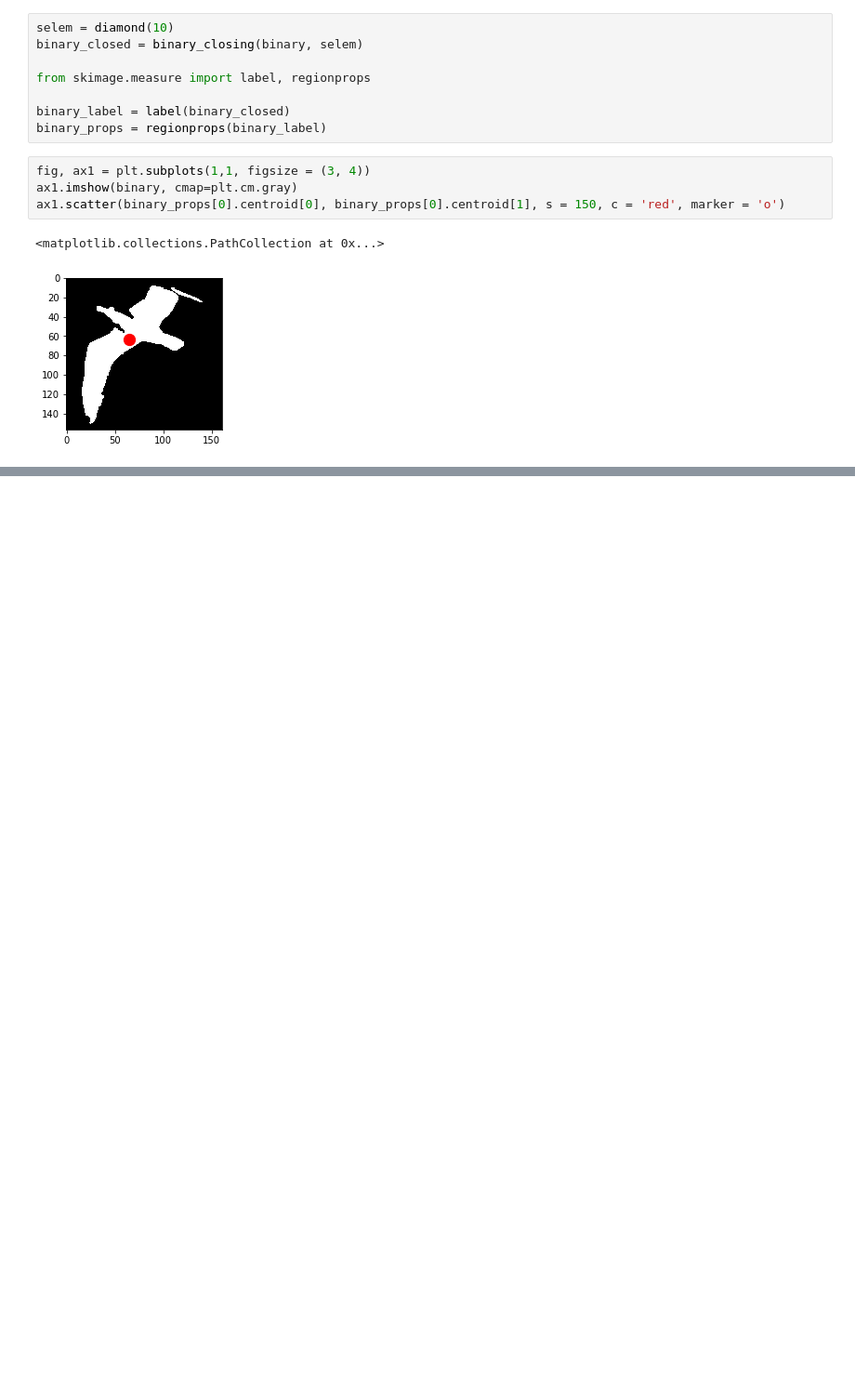
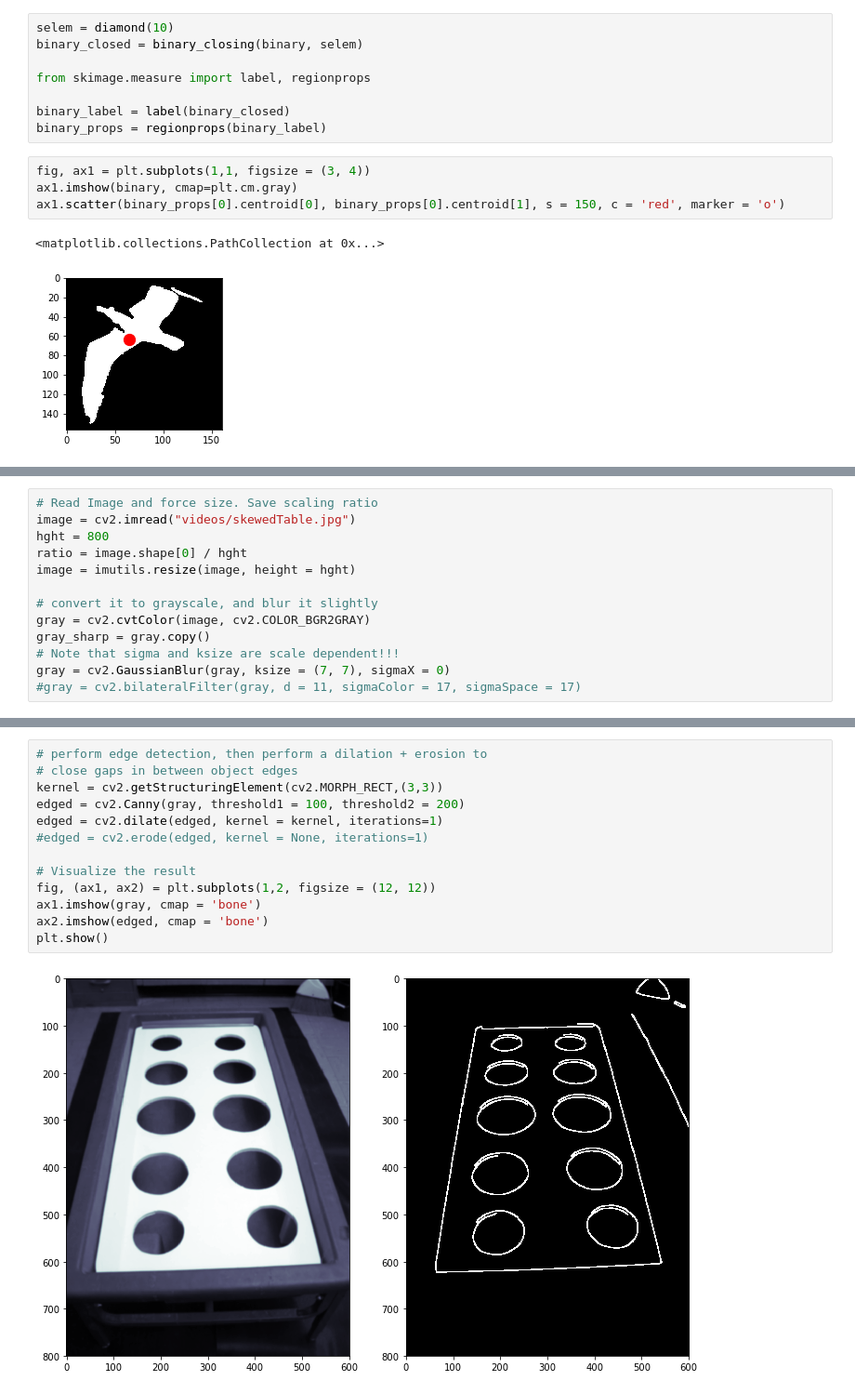
Before and after one commit to martinholub/motrack, a Jupyter notebook: motion-tracking.ipynb, the cells around one changed output, grey strips where cells are left out. Shown at 93% size. Saved outputs shown, nothing was run; the diff lists cells and outputs as text; blank space fills up the shorter version.

Commit message:
Getting real word coordinates. Approach working for toy image. Next, apply to our specific images.

```diff
--- a/motion-tracking.ipynb
+++ b/motion-tracking.ipynb
@@ -206,0 +313,13 @@ ax1.scatter(binary_props[0].centroid[0], binary_props[0].centroid[1], s = 150, c
+# %%
+# Read Image and force size. Save scaling ratio
+image = cv2.imread("videos/skewedTable.jpg")
+hght = 800
+ratio = image.shape[0] / hght
+image = imutils.resize(image, height = hght)
+
+# convert it to grayscale, and blur it slightly
+gray = cv2.cvtColor(image, cv2.COLOR_BGR2GRAY)
+gray_sharp = gray.copy()
+# Note that sigma and ksize are scale dependent!!!
+gray = cv2.GaussianBlur(gray, ksize = (7, 7), sigmaX = 0)
+#gray = cv2.bilateralFilter(gray, d = 11, sigmaColor = 17, sigmaSpace = 17)
@@ -206,0 +336,15 @@ ax1.scatter(binary_props[0].centroid[0], binary_props[0].centroid[1], s = 150, c
+# %%
+# perform edge detection, then perform a dilation + erosion to
+# close gaps in between object edges
+kernel = cv2.getStructuringElement(cv2.MORPH_RECT,(3,3))
+edged = cv2.Canny(gray, threshold1 = 100, threshold2 = 200)
+edged = cv2.dilate(edged, kernel = kernel, iterations=1)
+#edged = cv2.erode(edged, kernel = None, iterations=1)
+
+# Visualize the result
+fig, (ax1, ax2) = plt.subplots(1,2, figsize = (12, 12))
+ax1.imshow(gray, cmap = 'bone')
+ax2.imshow(edged, cmap = 'bone')
+plt.show()
+# %% [output]
+[figure, added]
```
Also changed, not shown: parts of 47 cells of this notebook, 3 other files.
